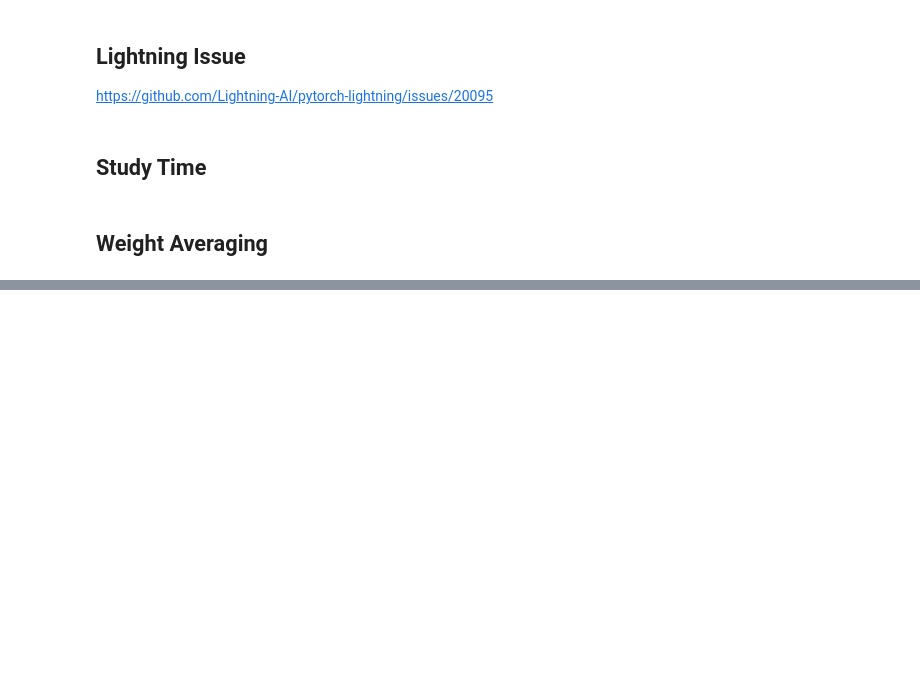
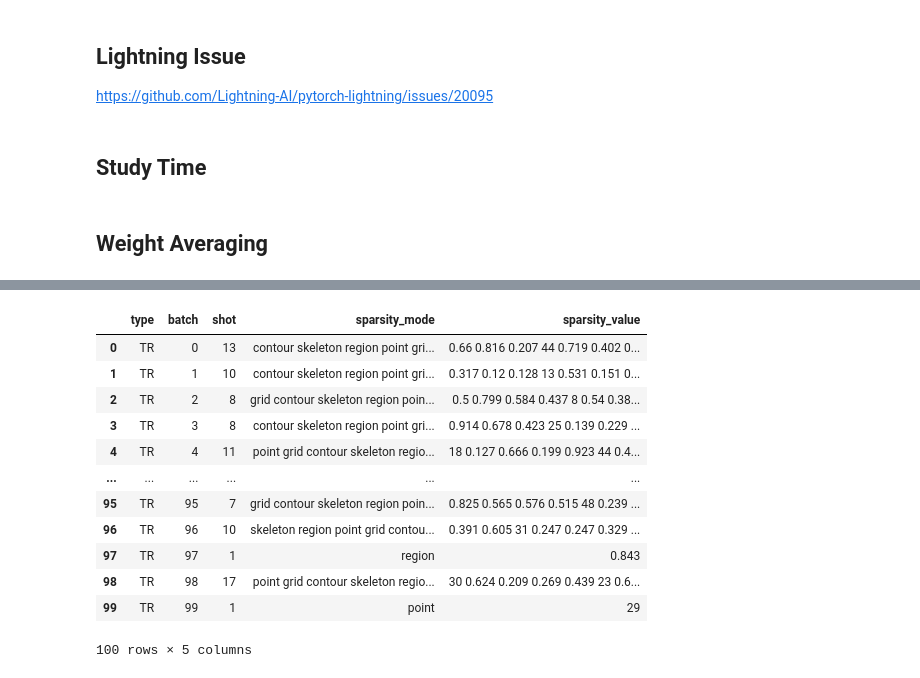
Before and after one commit to pandegaabyan/few-shot-weakly-seg, a Jupyter notebook: sandbox.ipynb, the cells around one changed output, grey strips where cells are left out. Drawn from its saved outputs; the diff is of its cells as text; code cells hidden in the pictures; blank space fills up the shorter version.

```diff
--- a/sandbox.ipynb
+++ b/sandbox.ipynb
@@ -336,0 +415,16 @@ ckpt["state_dict"].update(weight)
+# %%
+df_3
+# %% [output]
+|  | type | batch | shot | sparsity_mode | sparsity_value |
+| 0 | TR | 0 | 13 | contour skeleton region point gri... | 0.66 0.816 0.207 44 0.719 0.402 0... |
+| 1 | TR | 1 | 10 | contour skeleton region point gri... | 0.317 0.12 0.128 13 0.531 0.151 0... |
+| 2 | TR | 2 | 8 | grid contour skeleton region poin... | 0.5 0.799 0.584 0.437 8 0.54 0.38... |
+| 3 | TR | 3 | 8 | contour skeleton region point gri... | 0.914 0.678 0.423 25 0.139 0.229 ... |
+| 4 | TR | 4 | 11 | point grid contour skeleton regio... | 18 0.127 0.666 0.199 0.923 44 0.4... |
+| ... | ... | ... | ... | ... | ... |
+| 95 | TR | 95 | 7 | grid contour skeleton region poin... | 0.825 0.565 0.576 0.515 48 0.239 ... |
+| 96 | TR | 96 | 10 | skeleton region point grid contou... | 0.391 0.605 31 0.247 0.247 0.329 ... |
+| 97 | TR | 97 | 1 | region | 0.843 |
+| 98 | TR | 98 | 17 | point grid contour skeleton regio... | 30 0.624 0.209 0.269 0.439 23 0.6... |
+| 99 | TR | 99 | 1 | point | 29 |
+100 rows × 5 columns
```
Also changed, not shown: parts of 10 cells of this notebook, 11 other files.
